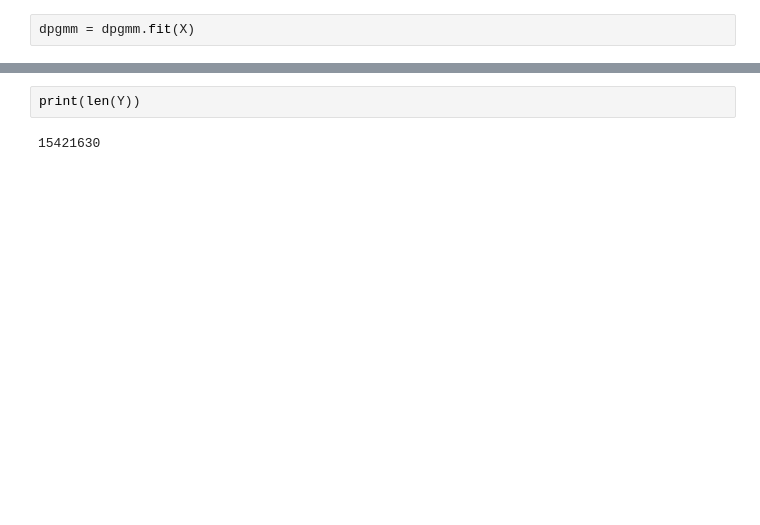
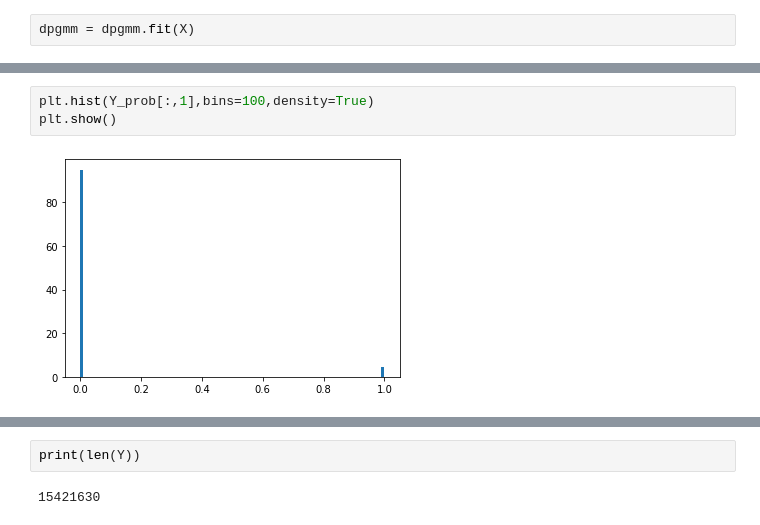
Before and after one commit to 52Hzihan/project_unTimely_light_curve, a Jupyter notebook: GMM_clustering.ipynb, the cells around one changed output, grey strips where cells are left out. Saved outputs shown, nothing was run; the diff lists cells and outputs as text; blank space fills up the shorter version.

```diff
--- a/GMM_clustering.ipynb
+++ b/GMM_clustering.ipynb
@@ -86,0 +126,5 @@ Y = dpgmm.predict(X)
+# %%
+plt.hist(Y_prob[:,1],bins=100,density=True)
+plt.show()
+# %% [output]
+[figure, added]
```
Also changed, not shown: parts of 32 cells of this notebook, 6 other files.
